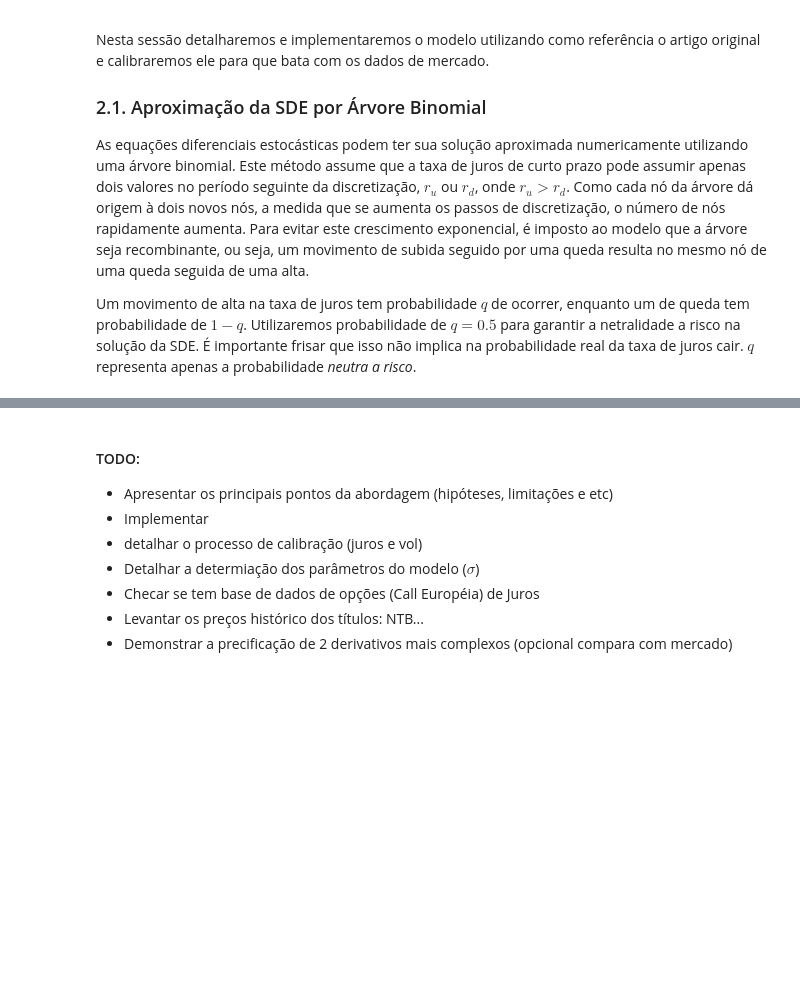
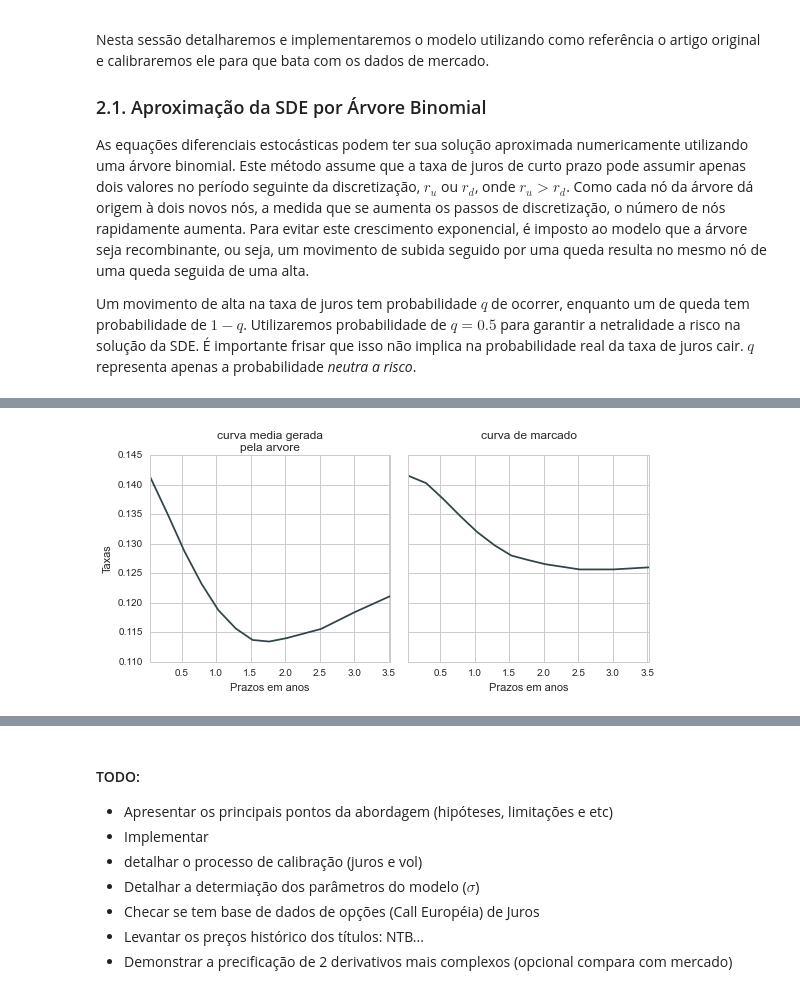
Before and after one commit to ucaiado/ShortRate_Model, a Jupyter notebook: Kalotay-Williams-Fabozzi.ipynb, the cells around one changed output, grey strips where cells are left out. Cells and saved outputs as stored; diff of their text form; code cells hidden in the pictures; blank space fills up the shorter version.

Commit message:
fix: fix the optimization method to find the foward rates
Also include several methods to plot the data and a new class the fit the curve
using the PUs of the contracts

```diff
--- a/Kalotay-Williams-Fabozzi.ipynb
+++ b/Kalotay-Williams-Fabozzi.ipynb
@@ -99,8 +113,2 @@ Primeiros passos da arvore criada:
 
 Plotted 8 from 12 steps
-# %%
-import binomial_tree; reload(binomial_tree);
-x = binomial_tree.KWFTree([0.035, 0.04, 0.045], [1., 2., 3.])
-print 'Primeiros passos da arvore criada:\n========================================\n'
-x.fit_foward_curve(0.1)
-print x
@@ -138,31 +115,13 @@ Erro de aproximacao: 0.000442
 # %%
 import binomial_tree; reload(binomial_tree)
 import pandas as pd
-
+# definindo parametros
 l_txindicativa = [14.152, 14.0265, 13.7596, 13.4663, 13.1995,
                   12.9729, 12.8001, 12.7250, 12.6541, 12.5649,
                   12.5653, 12.6005]
-l_prazo = [9., 73., 135., 198., 259., 323., 384., 445., 508, 634., 758., 887.]
-
-
-l_txindicativa = [14.152, 14.0265, 13.7596]
-l_txindicativa = [14.152, 14.0265]
+l_prazo = [9., 74., 136., 199., 260., 324., 385., 446., 509, 635., 758., 888.]
 l_txindicativa = [x/100. for x in l_txindicativa]
-# l_prazo = [9., 73., 135.]
-
-l_prazo = [1., 2.5]
-l_prazo = [x*252. for x in l_prazo]
-
-
+# dados originais do paper
 # l_txindicativa = [0.035, 0.04, 0.045]
 # l_prazo = [1., 2., 3.]
 # l_prazo = [x*252. for x in l_prazo]
-
-
-my_tree = binomial_tree.KWFTree([x for x in l_txindicativa],
-                                [x/252. for x in l_prazo])
-my_tree.fit_foward_curve(f_sigma=0.1)
-self = my_tree
-
-df = my_tree.get_lattice()
-# print "Erro de aproximacao: {:.6f}".format(abs(df.T.mean()-pd.Series(l_txindicativa)).sum())
@@ -195,0 +138,11 @@ df.T
+# %%
+#cria arvore
+import binomial_tree; reload(binomial_tree)
+my_tree = binomial_tree.KWFTree([x for x in l_txindicativa],
+                                [x/252. for x in l_prazo])
+my_tree.fit_foward_curve(f_sigma=0.1, f_faceval=1000.)
+self = my_tree
+# %%
+my_tree.plot_curves();
+# %% [output]
+[figure, added]
```
Also changed, not shown: parts of 94 cells of this notebook, 1 other file.
